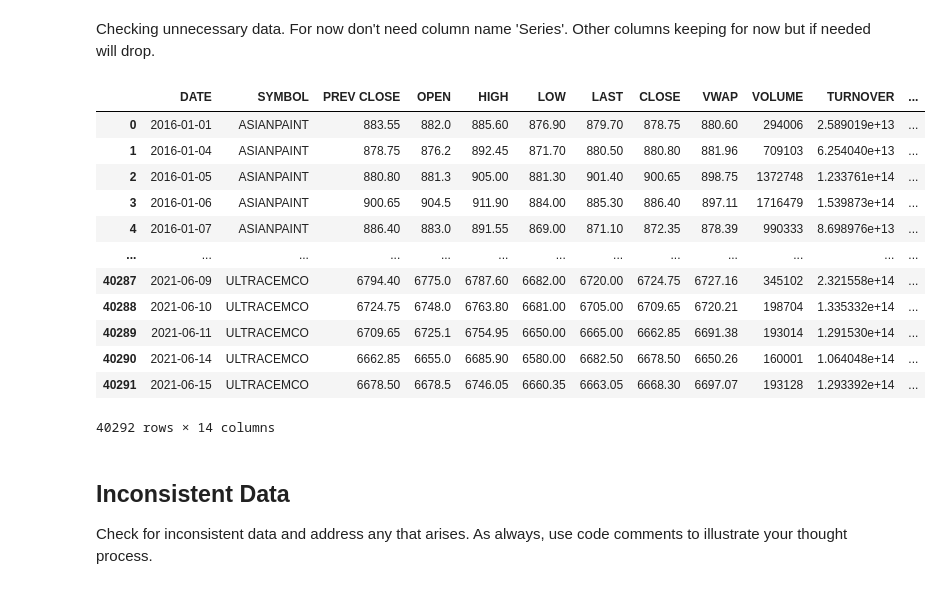
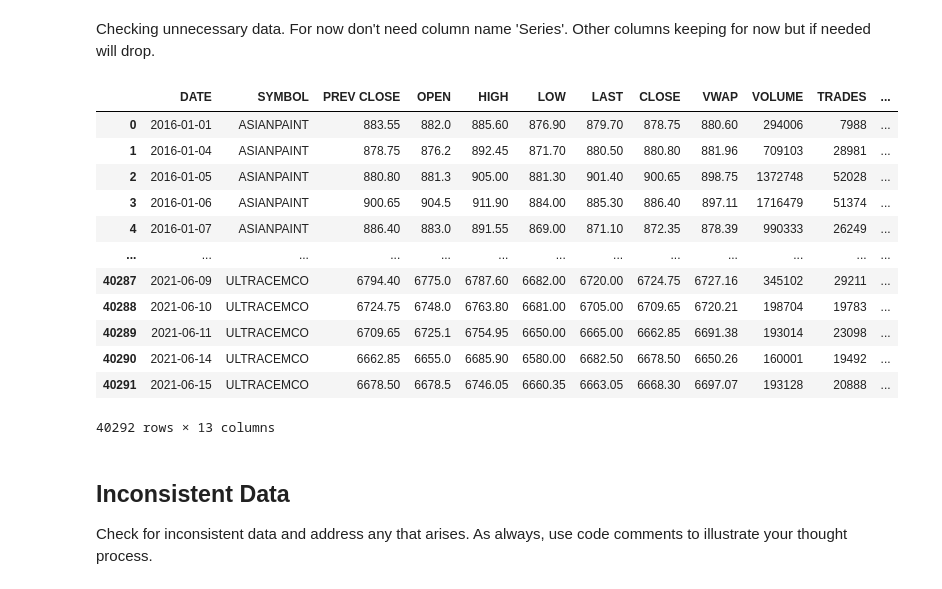
Before and after one commit to PurvaSagvekar/cleaning-data-checkpoint, a Jupyter notebook: checkpoint-three.ipynb, the cells around one changed output. Saved outputs shown, nothing was run; the diff lists cells and outputs as text; code cells hidden in the pictures.

```diff
--- a/checkpoint-three.ipynb
+++ b/checkpoint-three.ipynb
@@ -125,21 +125,21 @@ Look for the different types of unnecessary data in your dataset and address it
 # %% [markdown]
 Checking unnecessary data. For now don't need column name 'Series'. Other columns keeping for now but if needed will drop.
 # %%
-data.drop(['SERIES'], axis = 1)
+data.drop(['SERIES','TURNOVER'], axis = 1)
 # %% [output]
-|  | DATE | SYMBOL | PREV CLOSE | OPEN | HIGH | LOW | LAST | CLOSE | VWAP | VOLUME | TURNOVER | ... |
-| 0 | 2016-01-01 | ASIANPAINT | 883.55 | 882.0 | 885.60 | 876.90 | 879.70 | 878.75 | 880.60 | 294006 | 2.589019e+13 | ... |
-| 1 | 2016-01-04 | ASIANPAINT | 878.75 | 876.2 | 892.45 | 871.70 | 880.50 | 880.80 | 881.96 | 709103 | 6.254040e+13 | ... |
-| 2 | 2016-01-05 | ASIANPAINT | 880.80 | 881.3 | 905.00 | 881.30 | 901.40 | 900.65 | 898.75 | 1372748 | 1.233761e+14 | ... |
-| 3 | 2016-01-06 | ASIANPAINT | 900.65 | 904.5 | 911.90 | 884.00 | 885.30 | 886.40 | 897.11 | 1716479 | 1.539873e+14 | ... |
-| 4 | 2016-01-07 | ASIANPAINT | 886.40 | 883.0 | 891.55 | 869.00 | 871.10 | 872.35 | 878.39 | 990333 | 8.698976e+13 | ... |
+|  | DATE | SYMBOL | PREV CLOSE | OPEN | HIGH | LOW | LAST | CLOSE | VWAP | VOLUME | TRADES | ... |
+| 0 | 2016-01-01 | ASIANPAINT | 883.55 | 882.0 | 885.60 | 876.90 | 879.70 | 878.75 | 880.60 | 294006 | 7988 | ... |
+| 1 | 2016-01-04 | ASIANPAINT | 878.75 | 876.2 | 892.45 | 871.70 | 880.50 | 880.80 | 881.96 | 709103 | 28981 | ... |
+| 2 | 2016-01-05 | ASIANPAINT | 880.80 | 881.3 | 905.00 | 881.30 | 901.40 | 900.65 | 898.75 | 1372748 | 52028 | ... |
+| 3 | 2016-01-06 | ASIANPAINT | 900.65 | 904.5 | 911.90 | 884.00 | 885.30 | 886.40 | 897.11 | 1716479 | 51374 | ... |
+| 4 | 2016-01-07 | ASIANPAINT | 886.40 | 883.0 | 891.55 | 869.00 | 871.10 | 872.35 | 878.39 | 990333 | 26249 | ... |
 | ... | ... | ... | ... | ... | ... | ... | ... | ... | ... | ... | ... | ... |
-| 40287 | 2021-06-09 | ULTRACEMCO | 6794.40 | 6775.0 | 6787.60 | 6682.00 | 6720.00 | 6724.75 | 6727.16 | 345102 | 2.321558e+14 | ... |
-| 40288 | 2021-06-10 | ULTRACEMCO | 6724.75 | 6748.0 | 6763.80 | 6681.00 | 6705.00 | 6709.65 | 6720.21 | 198704 | 1.335332e+14 | ... |
-| 40289 | 2021-06-11 | ULTRACEMCO | 6709.65 | 6725.1 | 6754.95 | 6650.00 | 6665.00 | 6662.85 | 6691.38 | 193014 | 1.291530e+14 | ... |
-| 40290 | 2021-06-14 | ULTRACEMCO | 6662.85 | 6655.0 | 6685.90 | 6580.00 | 6682.50 | 6678.50 | 6650.26 | 160001 | 1.064048e+14 | ... |
-| 40291 | 2021-06-15 | ULTRACEMCO | 6678.50 | 6678.5 | 6746.05 | 6660.35 | 6663.05 | 6668.30 | 6697.07 | 193128 | 1.293392e+14 | ... |
+| 40287 | 2021-06-09 | ULTRACEMCO | 6794.40 | 6775.0 | 6787.60 | 6682.00 | 6720.00 | 6724.75 | 6727.16 | 345102 | 29211 | ... |
+| 40288 | 2021-06-10 | ULTRACEMCO | 6724.75 | 6748.0 | 6763.80 | 6681.00 | 6705.00 | 6709.65 | 6720.21 | 198704 | 19783 | ... |
+| 40289 | 2021-06-11 | ULTRACEMCO | 6709.65 | 6725.1 | 6754.95 | 6650.00 | 6665.00 | 6662.85 | 6691.38 | 193014 | 23098 | ... |
+| 40290 | 2021-06-14 | ULTRACEMCO | 6662.85 | 6655.0 | 6685.90 | 6580.00 | 6682.50 | 6678.50 | 6650.26 | 160001 | 19492 | ... |
+| 40291 | 2021-06-15 | ULTRACEMCO | 6678.50 | 6678.5 | 6746.05 | 6660.35 | 6663.05 | 6668.30 | 6697.07 | 193128 | 20888 | ... |
-40292 rows × 14 columns
+40292 rows × 13 columns
 # %% [markdown]
 ## Inconsistent Data
 
```
